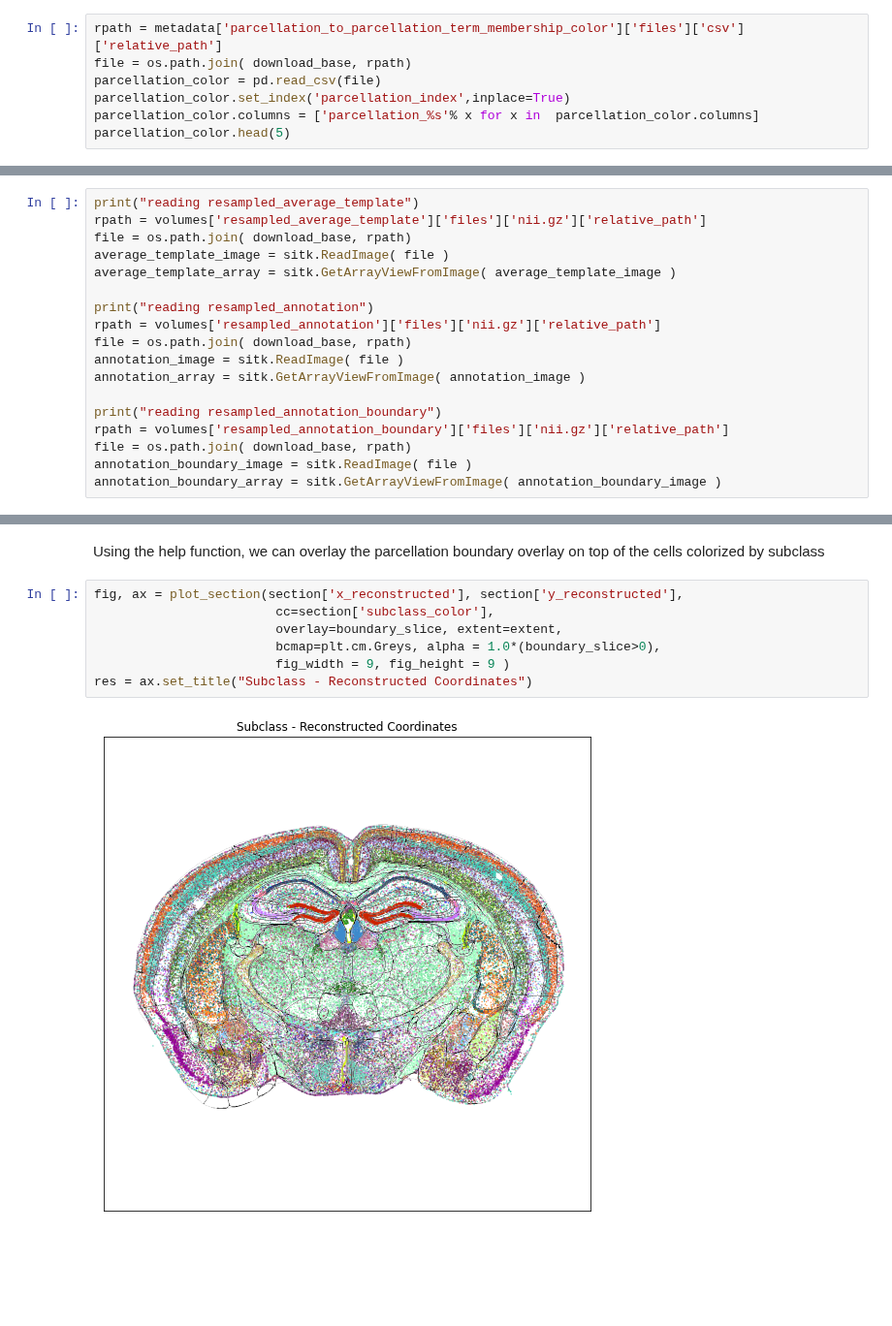
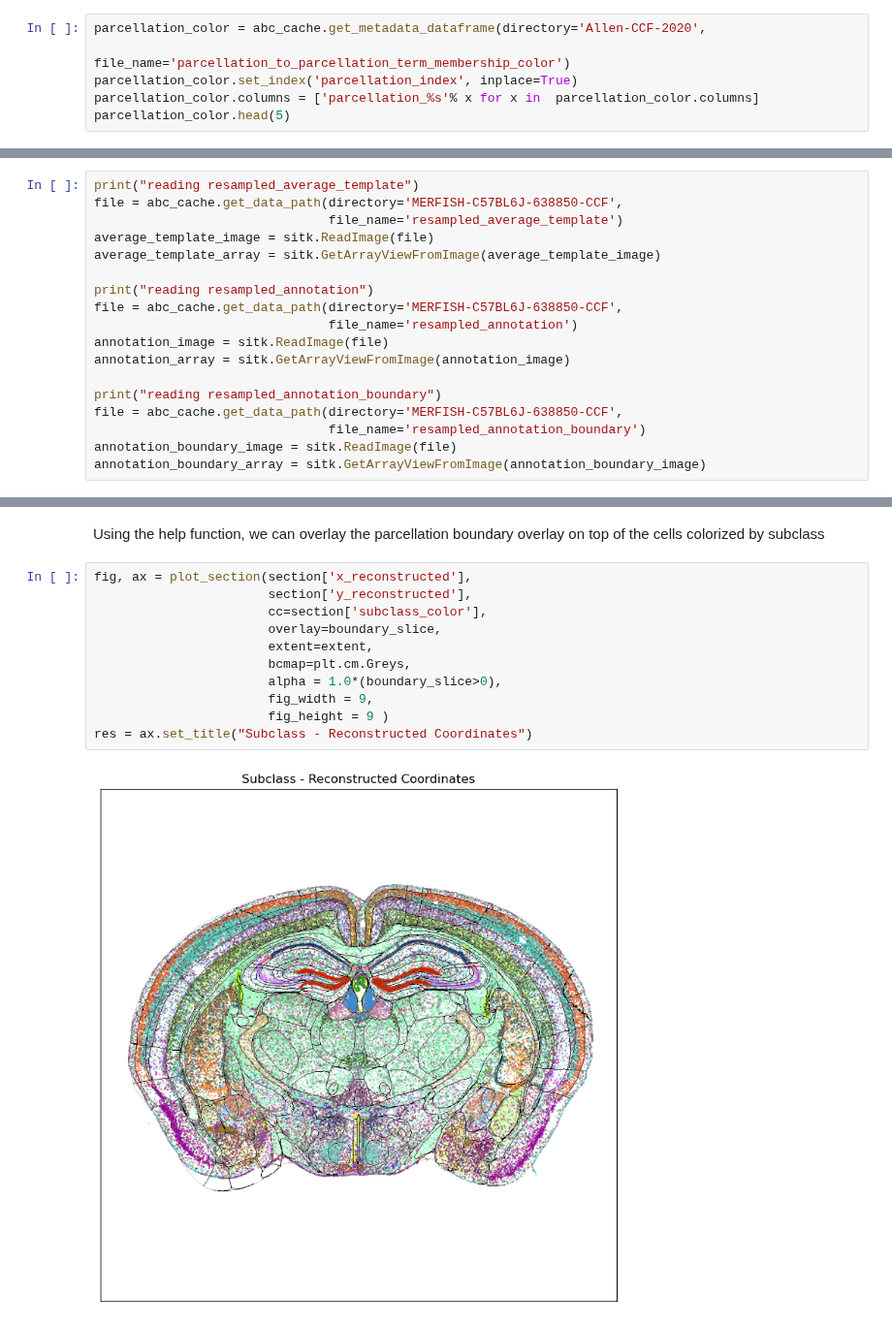
Before and after one commit to AllenInstitute/abc_atlas_access, a Jupyter notebook: notebooks/merfish_ccf_registration_tutorial.ipynb, the cells around one changed output, grey strips where cells are left out. Shown at 97% size. Saved outputs shown, nothing was run; the diff lists cells and outputs as text; blank space fills up the shorter version.

```diff
--- a/notebooks/merfish_ccf_registration_tutorial.ipynb
+++ b/notebooks/merfish_ccf_registration_tutorial.ipynb
@@ -205,10 +200,9 @@ parcellation_annotation.head(5)
 | 5 | brain | fiber tracts | lfbs | cst | ... |
 | 6 | brain | grey | P | PSV | ... |
 # %%
-rpath = metadata['parcellation_to_parcellation_term_membership_color']['files']['csv']['relative_path']
-file = os.path.join( download_base, rpath)
-parcellation_color = pd.read_csv(file)
-parcellation_color.set_index('parcellation_index',inplace=True)
+parcellation_color = abc_cache.get_metadata_dataframe(directory='Allen-CCF-2020',
+                                                      file_name='parcellation_to_parcellation_term_membership_color')
+parcellation_color.set_index('parcellation_index', inplace=True)
 parcellation_color.columns = ['parcellation_%s'% x for x in  parcellation_color.columns]
 parcellation_color.head(5)
 # %% [output]
@@ -411,21 +394,21 @@ volumes
 # %%
 print("reading resampled_average_template")
-rpath = volumes['resampled_average_template']['files']['nii.gz']['relative_path']
-file = os.path.join( download_base, rpath)
-average_template_image = sitk.ReadImage( file )
-average_template_array = sitk.GetArrayViewFromImage( average_template_image )
+file = abc_cache.get_data_path(directory='MERFISH-C57BL6J-638850-CCF',
+                               file_name='resampled_average_template')
+average_template_image = sitk.ReadImage(file)
+average_template_array = sitk.GetArrayViewFromImage(average_template_image)
 
 print("reading resampled_annotation")
-rpath = volumes['resampled_annotation']['files']['nii.gz']['relative_path']
-file = os.path.join( download_base, rpath)
-annotation_image = sitk.ReadImage( file )
-annotation_array = sitk.GetArrayViewFromImage( annotation_image )
+file = abc_cache.get_data_path(directory='MERFISH-C57BL6J-638850-CCF',
+                               file_name='resampled_annotation')
+annotation_image = sitk.ReadImage(file)
+annotation_array = sitk.GetArrayViewFromImage(annotation_image)
 
 print("reading resampled_annotation_boundary")
-rpath = volumes['resampled_annotation_boundary']['files']['nii.gz']['relative_path']
-file = os.path.join( download_base, rpath)
-annotation_boundary_image = sitk.ReadImage( file )
-annotation_boundary_array = sitk.GetArrayViewFromImage( annotation_boundary_image )
+file = abc_cache.get_data_path(directory='MERFISH-C57BL6J-638850-CCF',
+                               file_name='resampled_annotation_boundary')
+annotation_boundary_image = sitk.ReadImage(file)
+annotation_boundary_array = sitk.GetArrayViewFromImage(annotation_boundary_image)
 # %% [output]
 reading resampled_average_template
 reading resampled_annotation
@@ -480,11 +463,15 @@ res = ax.set_title('resampled_annotation_boundary')
 # %% [markdown]
 Using the help function, we can overlay the parcellation boundary overlay on top of the cells colorized by subclass
 # %%
-fig, ax = plot_section(section['x_reconstructed'], section['y_reconstructed'],
-                        cc=section['subclass_color'],
-                        overlay=boundary_slice, extent=extent,
-                        bcmap=plt.cm.Greys, alpha = 1.0*(boundary_slice>0),
-                        fig_width = 9, fig_height = 9 )
+fig, ax = plot_section(section['x_reconstructed'],
+                       section['y_reconstructed'],
+                       cc=section['subclass_color'],
+                       overlay=boundary_slice,
+                       extent=extent,
+                       bcmap=plt.cm.Greys,
+                       alpha = 1.0*(boundary_slice>0),
+                       fig_width = 9,
+                       fig_height = 9 )
 res = ax.set_title("Subclass - Reconstructed Coordinates")
 # %% [output]
-[figure, old version]
+[figure, new version]
```
Also changed, not shown: parts of 38 cells of this notebook, 57 other files.
